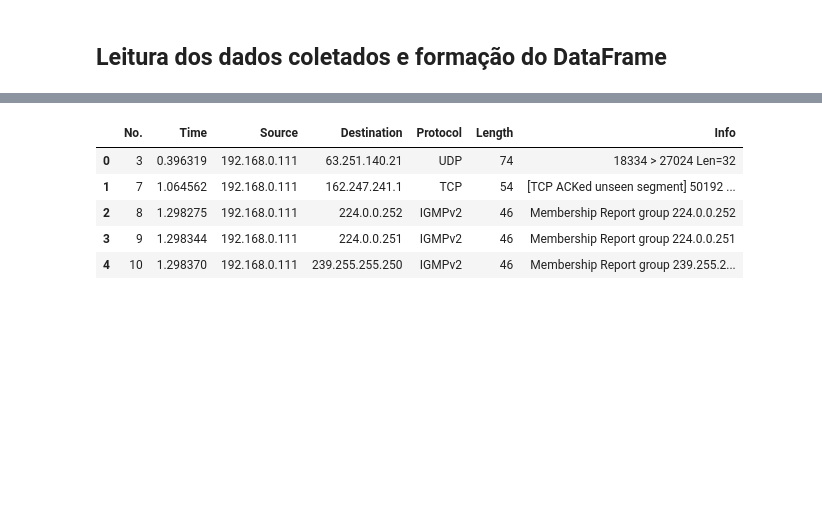
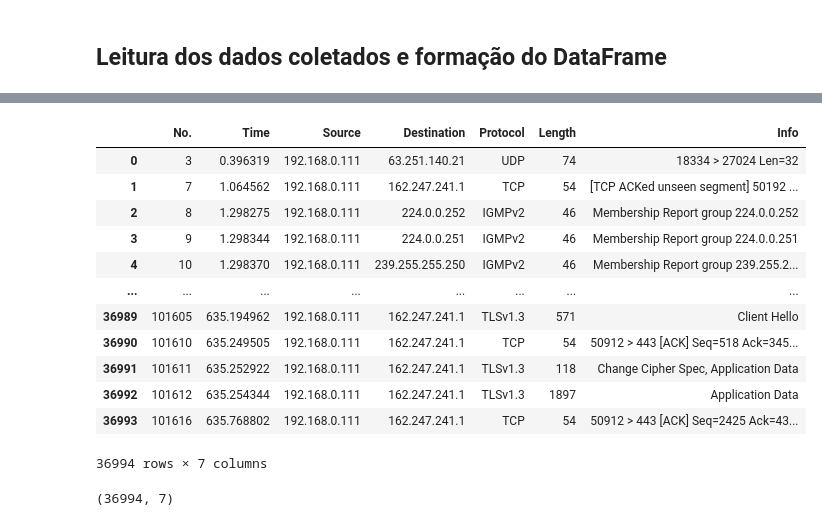
Before and after one commit to JovemPedr0/ProjetoRedes, a Jupyter notebook: analiseDados.ipynb, the cells around one changed output, grey strips where cells are left out. Cells and saved outputs as stored; diff of their text form; code cells hidden in the pictures; blank space fills up the shorter version.

```diff
--- a/analiseDados.ipynb
+++ b/analiseDados.ipynb
@@ -10,9 +26,16 @@ df_info_dados.info()
 # %%
-df_info_dados.head()
+df_info_dados
 # %% [output]
 |  | No. | Time | Source | Destination | Protocol | Length | Info |
 | 0 | 3 | 0.396319 | 192.168.0.111 | 63.251.140.21 | UDP | 74 | 18334 > 27024 Len=32 |
 | 1 | 7 | 1.064562 | 192.168.0.111 | 162.247.241.1 | TCP | 54 | [TCP ACKed unseen segment] 50192 ... |
 | 2 | 8 | 1.298275 | 192.168.0.111 | 224.0.0.252 | IGMPv2 | 46 | Membership Report group 224.0.0.252 |
 | 3 | 9 | 1.298344 | 192.168.0.111 | 224.0.0.251 | IGMPv2 | 46 | Membership Report group 224.0.0.251 |
 | 4 | 10 | 1.298370 | 192.168.0.111 | 239.255.255.250 | IGMPv2 | 46 | Membership Report group 239.255.2... |
+| ... | ... | ... | ... | ... | ... | ... | ... |
+| 36989 | 101605 | 635.194962 | 192.168.0.111 | 162.247.241.1 | TLSv1.3 | 571 | Client Hello |
+| 36990 | 101610 | 635.249505 | 192.168.0.111 | 162.247.241.1 | TCP | 54 | 50912 > 443 [ACK] Seq=518 Ack=345... |
+| 36991 | 101611 | 635.252922 | 192.168.0.111 | 162.247.241.1 | TLSv1.3 | 118 | Change Cipher Spec, Application Data |
+| 36992 | 101612 | 635.254344 | 192.168.0.111 | 162.247.241.1 | TLSv1.3 | 1897 | Application Data |
+| 36993 | 101616 | 635.768802 | 192.168.0.111 | 162.247.241.1 | TCP | 54 | 50912 > 443 [ACK] Seq=2425 Ack=43... |
+36994 rows × 7 columns
@@ -22,2 +42,6 @@ df_info_dados.shape
+# %%
+df_info_dados.shape
+# %% [output]
+(36994, 7)
 # %%
 df_info_dados.isnull().sum()
```
Also changed, not shown: parts of 16 cells of this notebook.
